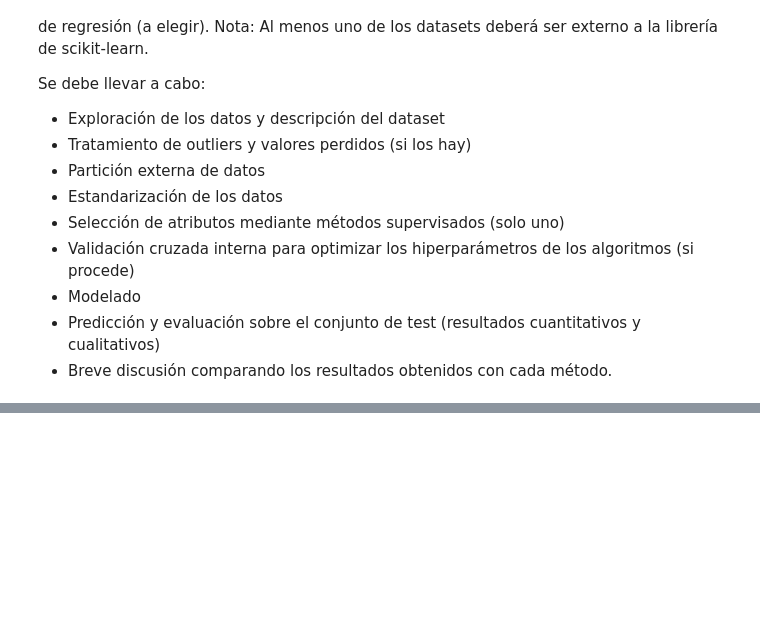
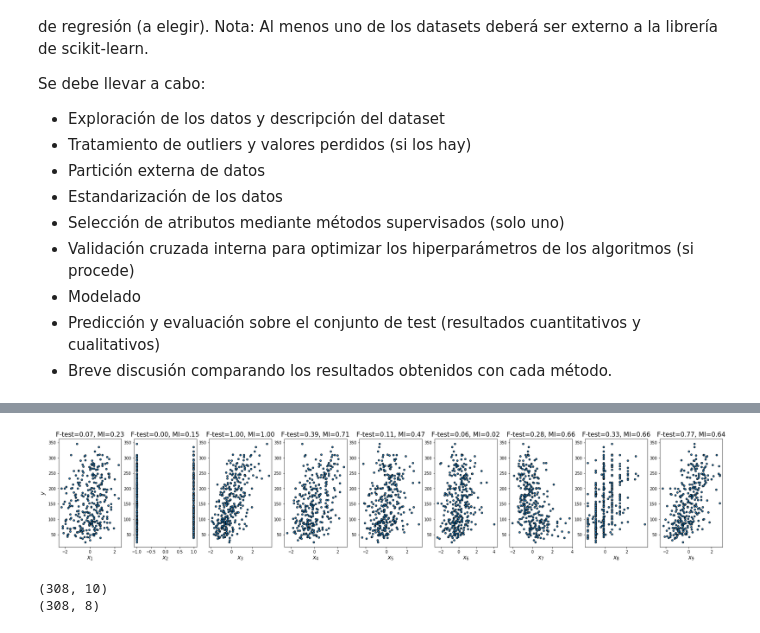
Before and after one commit to mariachurches/AprendizajeSupervisado, a Jupyter notebook: Enunciado_C1_P2/Actividad_C1_P2.ipynb, the cells around one changed output, grey strips where cells are left out. Cells and saved outputs as stored; diff of their text form; code cells hidden in the pictures; blank space fills up the shorter version.

```diff
--- a/Enunciado_C1_P2/Actividad_C1_P2.ipynb
+++ b/Enunciado_C1_P2/Actividad_C1_P2.ipynb
@@ -102,0 +194,5 @@ Se debe llevar a cabo:
+# %%
+#Partición externa de datos
+X_train, X_test, y_train, y_test = train_test_split(diabetes.data, diabetes.target, test_size=0.2, random_state=42)
+valores_test, ocur_test = np.unique(y_test, return_counts=True)
+print('Test: ', 'clases:', valores_test, ' ocurrencias: ', ocur_test)
@@ -102,0 +206,41 @@ Se debe llevar a cabo:
+# %%
+#Estandarización de los datos
+estandarizador = StandardScaler()
+estandarizador.fit(X_train)
+mu = estandarizador.mean_
+sigma = np.sqrt(estandarizador.var_)
+X_train = estandarizador.transform(X_train)
+# %%
+#Selección de atributos mediante métodos supervisados (solo uno)
+
+f_test, _ = f_regression(X_train, y_train)
+f_test /= np.max(f_test)
+
+mi = mutual_info_regression(X_train,y_train)
+mi /= np.max(mi)
+
+plt.figure(figsize=(30, 5))
+for i in range(9):
+    plt.subplot(1, 9, i + 1)
+    plt.scatter(X_train[:, i], y_train, edgecolor='black', s=20)
+    plt.xlabel("$x_{}$".format(i + 1), fontsize=14)
+    if i == 0:
+        plt.ylabel("$y$", fontsize=14)
+    plt.title("F-test={:.2f}, MI={:.2f}".format(f_test[i],
+              mi[i]), fontsize=16)
+plt.show()
+
+print(X_train.shape)
+
+for i in range(len(f_test)):
+  j=0
+  if f_test[i] + mi[i] < 0.2:
+    X_train = np.delete(X_train,(i-j), axis = 1)
+    X_test = np.delete(X_test,(i-j), axis = 1)
+    j+=1
+
+print(X_train.shape)
+# %% [output]
+[figure, added]
+(308, 10)
+(308, 8)
```
Also changed, not shown: parts of 10 cells of this notebook.
